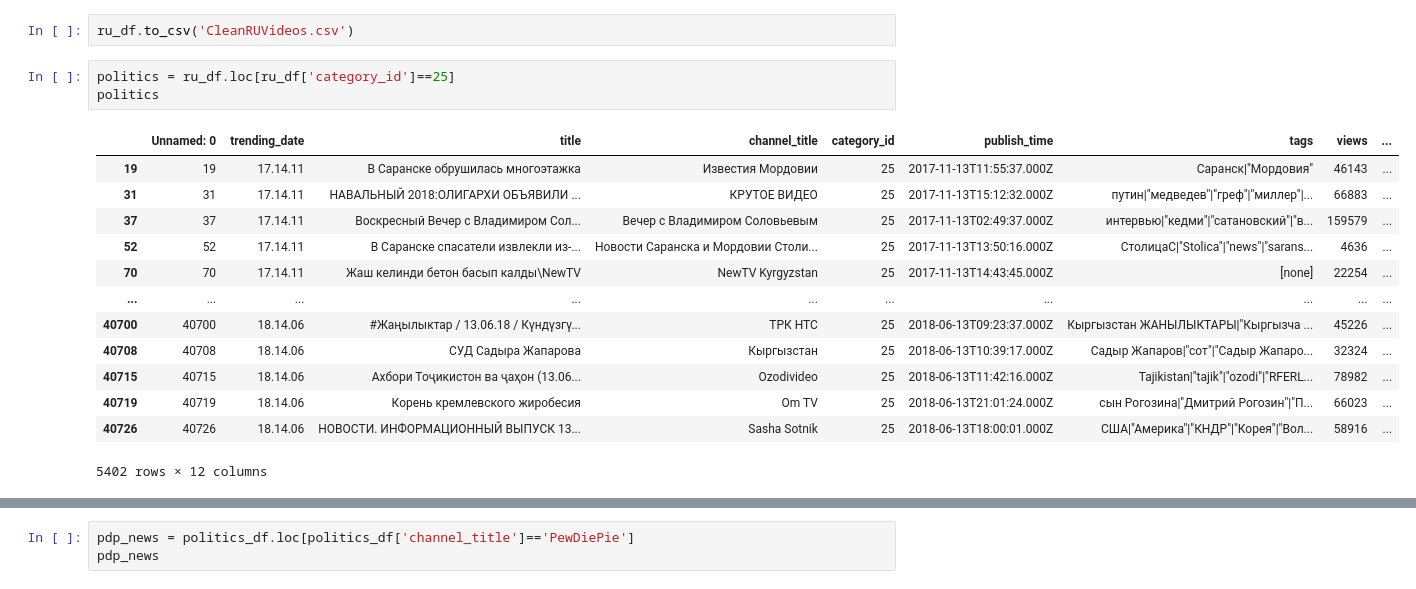
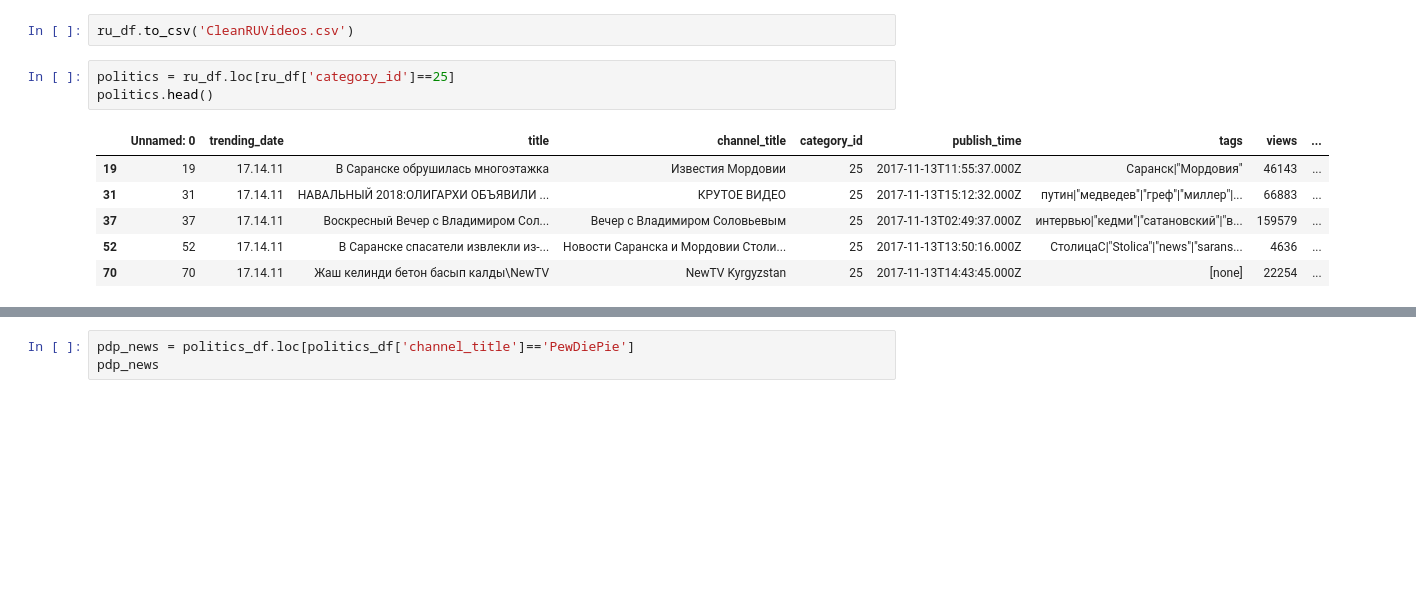
Before and after one commit to jeosqueri/project_2, a Jupyter notebook: RussiaVideoCleaning.ipynb, the cells around one changed output, grey strips where cells are left out. Drawn from its saved outputs; the diff is of its cells as text; blank space fills up the shorter version.

```diff
--- a/RussiaVideoCleaning.ipynb
+++ b/RussiaVideoCleaning.ipynb
@@ -268,20 +240,13 @@ value_counts.to_csv('RU_Channel_Counts.csv')
 ru_df.to_csv('CleanRUVideos.csv')
 # %%
 politics = ru_df.loc[ru_df['category_id']==25]
-politics
+politics.head()
 # %% [output]
 |  | Unnamed: 0 | trending_date | title | channel_title | category_id | publish_time | tags | views | ... |
 | 19 | 19 | 17.14.11 | В Саранске обрушилась многоэтажка | Известия Мордовии | 25 | 2017-11-13T11:55:37.000Z | Саранск|"Мордовия" | 46143 | ... |
 | 31 | 31 | 17.14.11 | НАВАЛЬНЫЙ 2018:ОЛИГАРХИ ОБЪЯВИЛИ ... | КРУТОЕ ВИДЕО | 25 | 2017-11-13T15:12:32.000Z | путин|"медведев"|"греф"|"миллер"|... | 66883 | ... |
 | 37 | 37 | 17.14.11 | Воскресный Вечер с Владимиром Сол... | Вечер с Владимиром Соловьевым | 25 | 2017-11-13T02:49:37.000Z | интервью|"кедми"|"сатановский"|"в... | 159579 | ... |
 | 52 | 52 | 17.14.11 | В Саранске спасатели извлекли из-... | Новости Саранска и Мордовии Столи... | 25 | 2017-11-13T13:50:16.000Z | СтолицаС|"Stolica"|"news"|"sarans... | 4636 | ... |
 | 70 | 70 | 17.14.11 | Жаш келинди бетон басып калды\NewTV | NewTV Kyrgyzstan | 25 | 2017-11-13T14:43:45.000Z | [none] | 22254 | ... |
-| ... | ... | ... | ... | ... | ... | ... | ... | ... | ... |
-| 40700 | 40700 | 18.14.06 | #Жаңылыктар / 13.06.18 / Күндүзгү... | ТРК НТС | 25 | 2018-06-13T09:23:37.000Z | Кыргызстан ЖАНЫЛЫКТАРЫ|"Кыргызча ... | 45226 | ... |
-| 40708 | 40708 | 18.14.06 | СУД Садыра Жапарова | Кыргызстан | 25 | 2018-06-13T10:39:17.000Z | Садыр Жапаров|"сот"|"Садыр Жапаро... | 32324 | ... |
-| 40715 | 40715 | 18.14.06 | Ахбори Тоҷикистон ва ҷаҳон (13.06... | Ozodivideo | 25 | 2018-06-13T11:42:16.000Z | Tajikistan|"tajik"|"ozodi"|"RFERL... | 78982 | ... |
-| 40719 | 40719 | 18.14.06 | Корень кремлевского жиробесия | Om TV | 25 | 2018-06-13T21:01:24.000Z | сын Рогозина|"Дмитрий Рогозин"|"П... | 66023 | ... |
-| 40726 | 40726 | 18.14.06 | НОВОСТИ. ИНФОРМАЦИОННЫЙ ВЫПУСК 13... | Sasha Sotnik | 25 | 2018-06-13T18:00:01.000Z | США|"Америка"|"КНДР"|"Корея"|"Вол... | 58916 | ... |
-5402 rows × 12 columns
 # %%
 politics_df = politics.sort_values(by='views', ascending=False)
```
Also changed, not shown: parts of 11 cells of this notebook, 1 other file.
